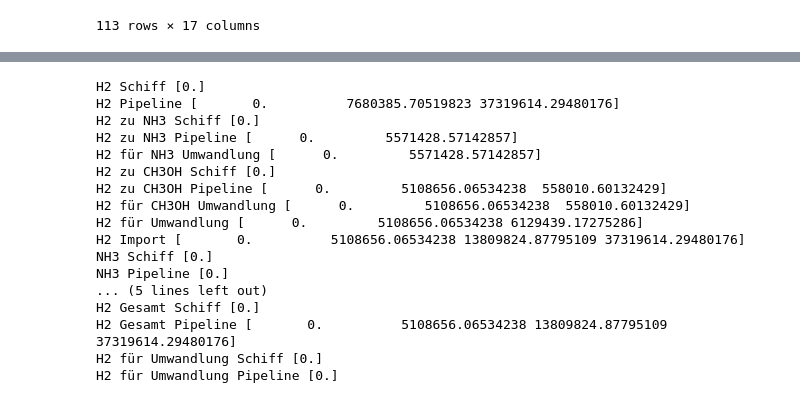
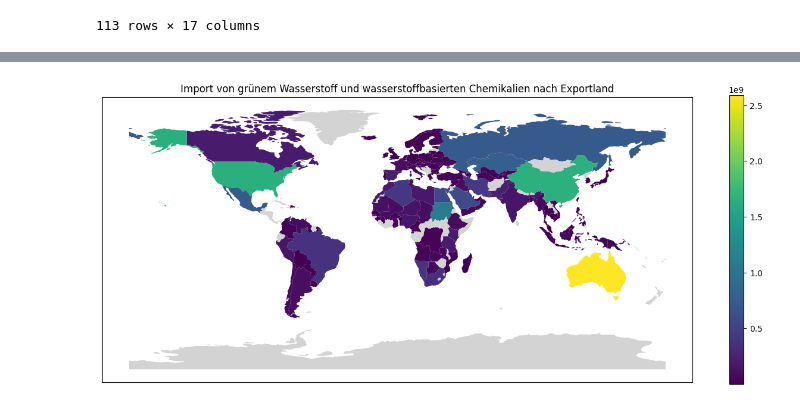
Before and after one commit to FaKurz/hydro_opt, a Jupyter notebook: demonstration.ipynb, the cells around one changed output, grey strips where cells are left out. Cells and saved outputs as stored; diff of their text form; code cells hidden in the pictures.

```diff
--- a/demonstration.ipynb
+++ b/demonstration.ipynb
@@ -63,21 +63,2 @@ t1.visualize(what="hydrogen_conversion", vis_style="bar")
-# %%
-for col in t1_opt:
-    print(col, t1_opt[col].unique())
-# %% [output]
-H2 Schiff [0.]
-H2 Pipeline [       0.          7680385.70519823 37319614.29480176]
-H2 zu NH3 Schiff [0.]
-H2 zu NH3 Pipeline [      0.         5571428.57142857]
-H2 für NH3 Umwandlung [      0.         5571428.57142857]
-H2 zu CH3OH Schiff [0.]
-H2 zu CH3OH Pipeline [      0.         5108656.06534238  558010.60132429]
-H2 für CH3OH Umwandlung [      0.         5108656.06534238  558010.60132429]
-H2 für Umwandlung [      0.         5108656.06534238 6129439.17275286]
-H2 Import [       0.          5108656.06534238 13809824.87795109 37319614.29480176]
-NH3 Schiff [0.]
-NH3 Pipeline [0.]
-... (5 lines left out)
-H2 Gesamt Schiff [0.]
-H2 Gesamt Pipeline [       0.          5108656.06534238 13809824.87795109 37319614.29480176]
-H2 für Umwandlung Schiff [0.]
-H2 für Umwandlung Pipeline [0.]
+# %%
+t2 = hydro_opt(de_co2_price=-100000000)
@@ -83,0 +67,4 @@ H2 für Umwandlung Pipeline [0.]
+# %%
+t2.visualize()
+# %% [output]
+[figure, added]
```
Also changed, not shown: parts of 5 cells of this notebook, 1 other file.
